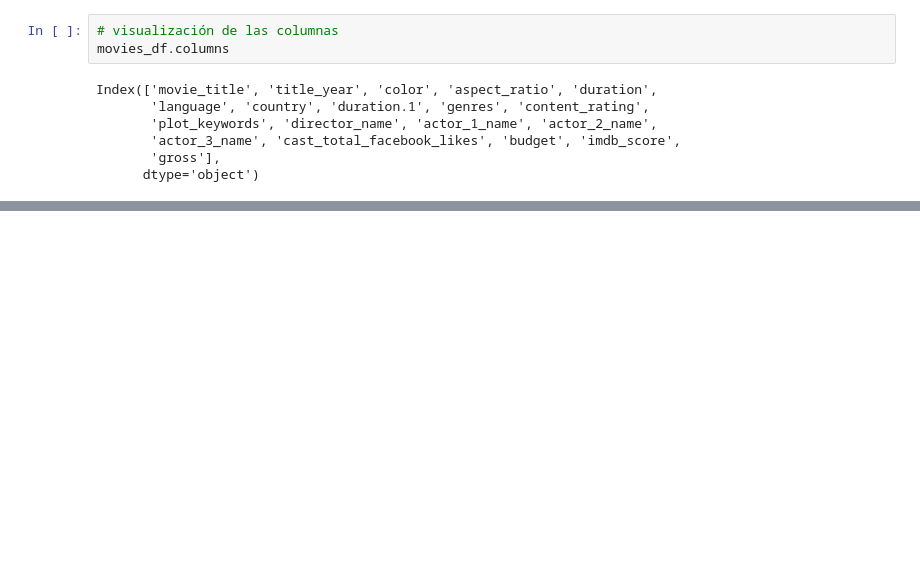
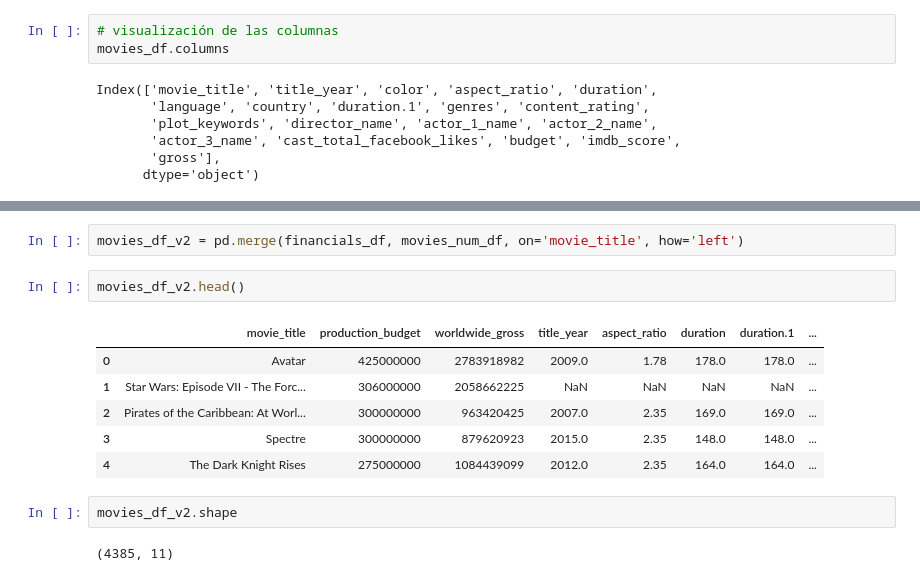
Before and after one commit to luisSantamariaCOL/MachineLearning-Journey, a Jupyter notebook: Machine Learning Projects/Prediccion de Ingresos de Peliculas/Prediccion de Ingresos de Peliculas.ipynb, the cells around one changed output, grey strips where cells are left out. Cells and saved outputs as stored; diff of their text form; blank space fills up the shorter version.

```diff
--- a/Machine Learning Projects/Prediccion de Ingresos de Peliculas/Prediccion de Ingresos de Peliculas.ipynb
+++ b/Machine Learning Projects/Prediccion de Ingresos de Peliculas/Prediccion de Ingresos de Peliculas.ipynb
@@ -265,0 +304,15 @@ print(movies_df)
+# %%
+movies_df_v2 = pd.merge(financials_df, movies_num_df, on='movie_title', how='left')
+# %%
+movies_df_v2.head()
+# %% [output]
+|  | movie_title | production_budget | worldwide_gross | title_year | aspect_ratio | duration | duration.1 | ... |
+| 0 | Avatar | 425000000 | 2783918982 | 2009.0 | 1.78 | 178.0 | 178.0 | ... |
+| 1 | Star Wars: Episode VII - The Forc... | 306000000 | 2058662225 | NaN | NaN | NaN | NaN | ... |
+| 2 | Pirates of the Caribbean: At Worl... | 300000000 | 963420425 | 2007.0 | 2.35 | 169.0 | 169.0 | ... |
+| 3 | Spectre | 300000000 | 879620923 | 2015.0 | 2.35 | 148.0 | 148.0 | ... |
+| 4 | The Dark Knight Rises | 275000000 | 1084439099 | 2012.0 | 2.35 | 164.0 | 164.0 | ... |
+# %%
+movies_df_v2.shape
+# %% [output]
+(4385, 11)
```
Also changed, not shown: parts of 42 cells of this notebook.
